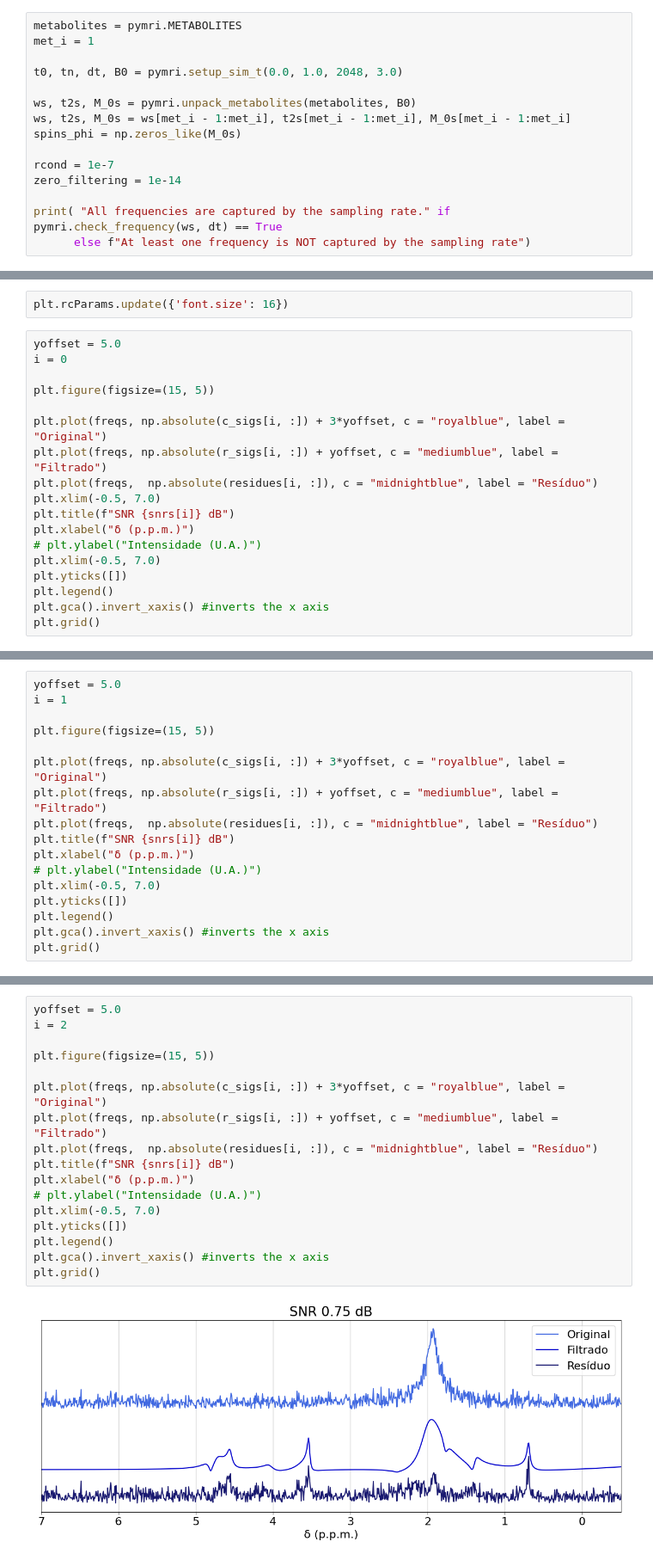
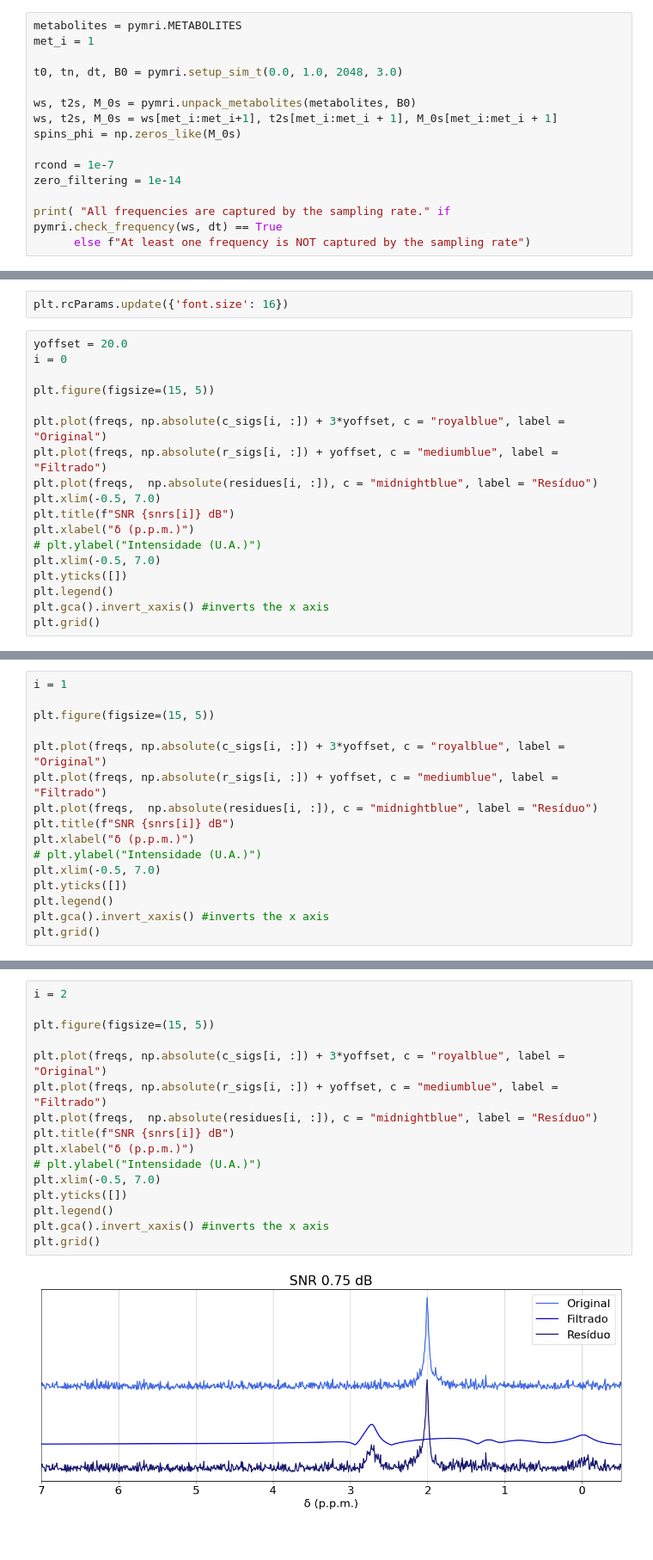
Before and after one commit to JoaoDell/MRI-study, a Jupyter notebook: examples/MPM/spec_components_2.ipynb, the cells around one changed output, grey strips where cells are left out. Shown at 86% size. Saved outputs shown, nothing was run; the diff lists cells and outputs as text.

```diff
--- a/examples/MPM/spec_components_2.ipynb
+++ b/examples/MPM/spec_components_2.ipynb
@@ -14,7 +14,7 @@ met_i = 1
 t0, tn, dt, B0 = pymri.setup_sim_t(0.0, 1.0, 2048, 3.0)
 
 ws, t2s, M_0s = pymri.unpack_metabolites(metabolites, B0)
-ws, t2s, M_0s = ws[met_i - 1:met_i], t2s[met_i - 1:met_i], M_0s[met_i - 1:met_i]
+ws, t2s, M_0s = ws[met_i:met_i+1], t2s[met_i:met_i + 1], M_0s[met_i:met_i + 1]
 spins_phi = np.zeros_like(M_0s)
 
 rcond = 1e-7
@@ -74,7 +74,7 @@ for i in range(snrs.size):
 # %%
 plt.rcParams.update({'font.size': 16})
 # %%
-yoffset = 5.0
+yoffset = 20.0
 i = 0
 
 plt.figure(figsize=(15, 5))
@@ -188,5 +188,4 @@ pymri.plot_chem_shifts(freqs_, sig_fft_, 1.0, title = f"Módulo da transformada
 # %%
-yoffset = 5.0
 i = 1
 
 plt.figure(figsize=(15, 5))
@@ -238,22 +237,21 @@ pymri.plot_chem_shifts(freqs_, sig_fft_, 1.0, title = f"Módulo da transformada
 # %%
-yoffset = 5.0
 i = 2
 
 plt.figure(figsize=(15, 5))
 
 plt.plot(freqs, np.absolute(c_sigs[i, :]) + 3*yoffset, c = "royalblue", label = "Original")
 plt.plot(freqs, np.absolute(r_sigs[i, :]) + yoffset, c = "mediumblue", label = "Filtrado")
 plt.plot(freqs,  np.absolute(residues[i, :]), c = "midnightblue", label = "Resíduo")
 plt.title(f"SNR {snrs[i]} dB")
 plt.xlabel("δ (p.p.m.)")
 # plt.ylabel("Intensidade (U.A.)")
 plt.xlim(-0.5, 7.0)
 plt.yticks([])
 plt.legend()
 plt.gca().invert_xaxis() #inverts the x axis
 plt.grid()
 # %% [output]
-[figure, old version]
+[figure, new version]
 # %%
 _n_comp = s0__[i][0].size
 individual_sigs = np.zeros((_n_comp, c_sigs[0].size), dtype = np.complex128)
```
Also changed, not shown: parts of 21 cells of this notebook, 50 other files.
